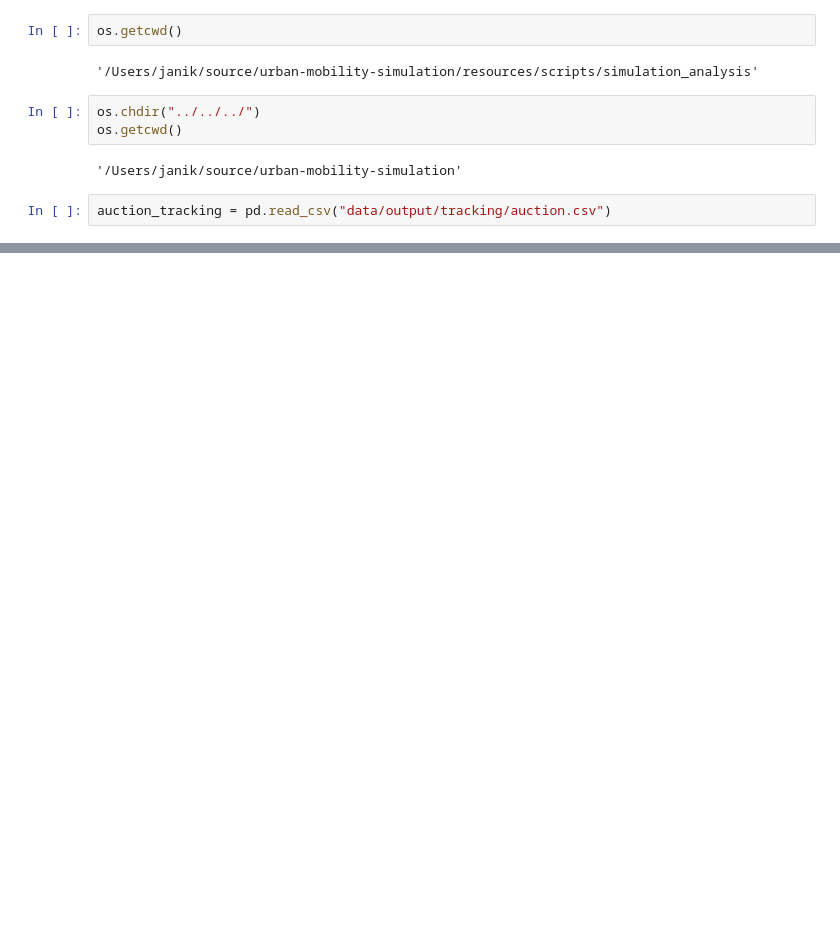
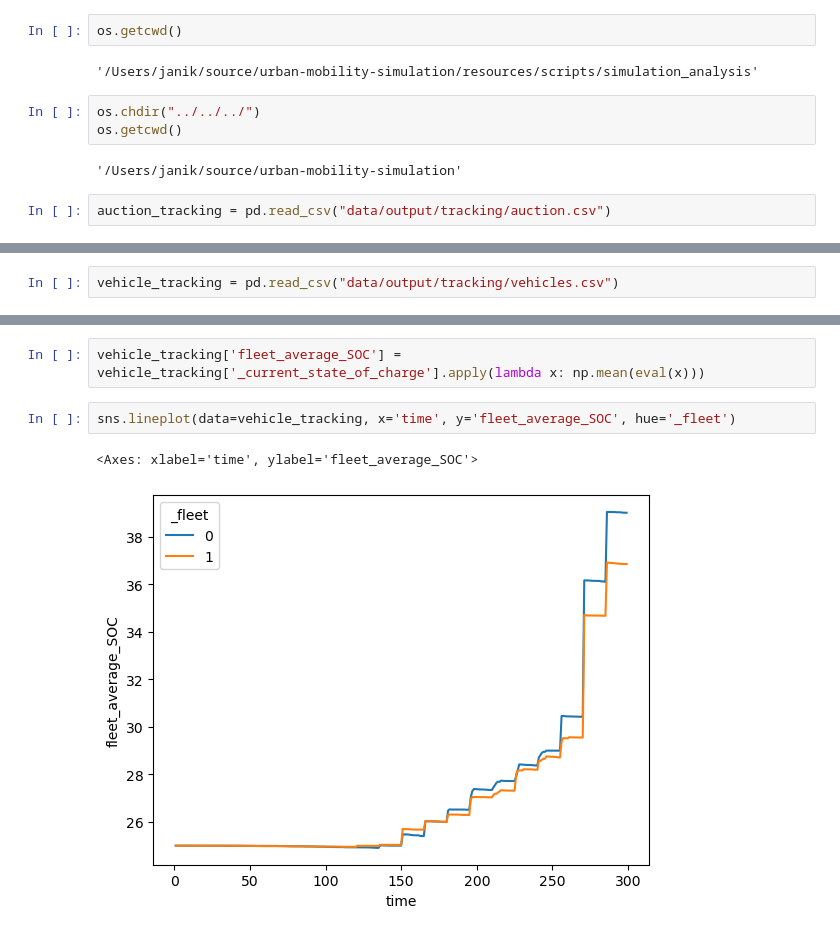
Before and after one commit to IS3UniCologne/urban-mobility-simulation, a Jupyter notebook: resources/scripts/simulation_analysis/shared_charging.ipynb, the cells around one changed output, grey strips where cells are left out. Saved outputs shown, nothing was run; the diff lists cells and outputs as text; blank space fills up the shorter version.

Commit message:
FIX: demand is split among two fleets ADD: vehicle state / SOC tracking

```diff
--- a/resources/scripts/simulation_analysis/shared_charging.ipynb
+++ b/resources/scripts/simulation_analysis/shared_charging.ipynb
@@ -30,0 +34,2 @@ auction_tracking
+# %%
+vehicle_tracking = pd.read_csv("data/output/tracking/vehicles.csv")
@@ -30,0 +52,7 @@ auction_tracking
+# %%
+vehicle_tracking['fleet_average_SOC'] = vehicle_tracking['_current_state_of_charge'].apply(lambda x: np.mean(eval(x)))
+# %%
+sns.lineplot(data=vehicle_tracking, x='time', y='fleet_average_SOC', hue='_fleet')
+# %% [output]
+<Axes: xlabel='time', ylabel='fleet_average_SOC'>
+[figure, added]
```
Also changed, not shown: parts of 7 cells of this notebook, 9 other files.
